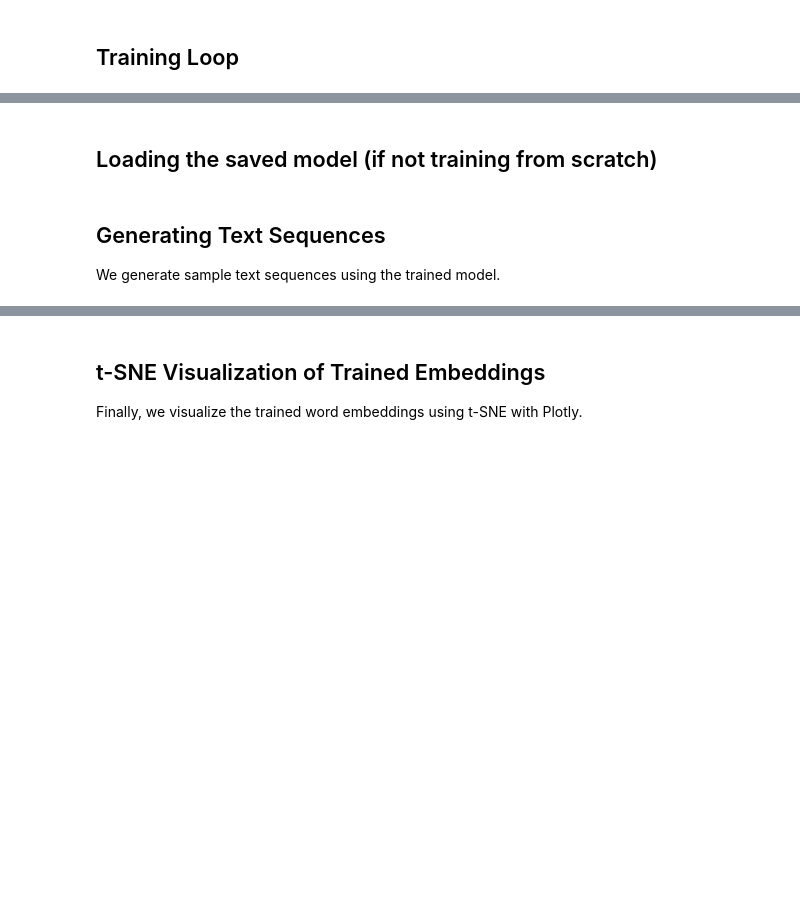
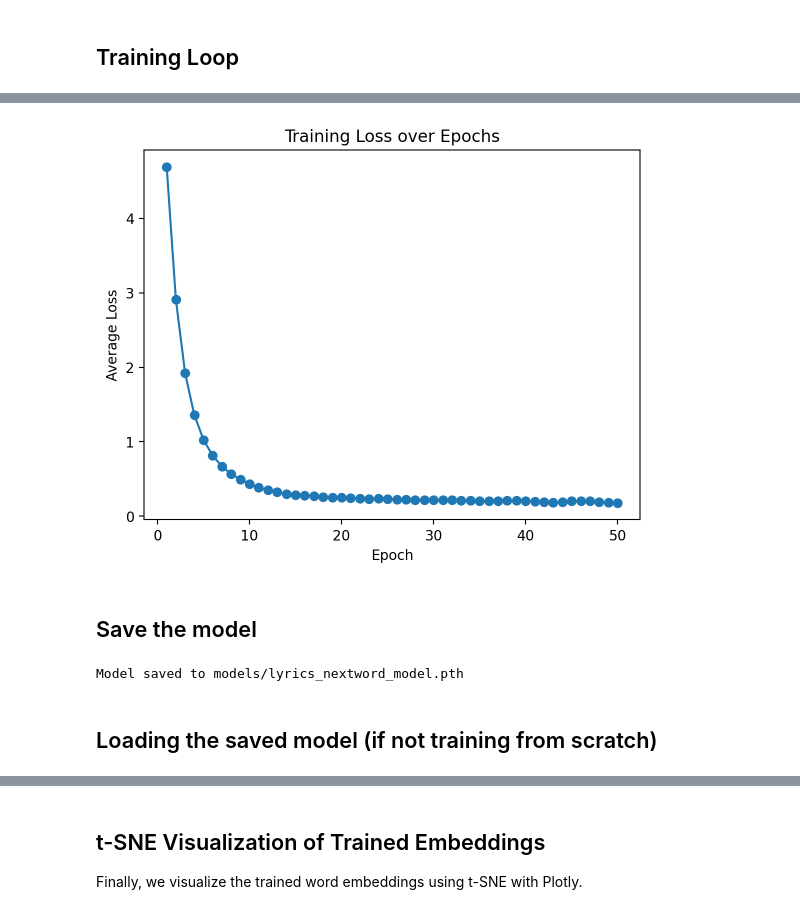
Before and after one commit to Karan-Gandhi/ES335-Assignment-3, a Jupyter notebook: generator_lyrics.ipynb, the cells around one changed output, grey strips where cells are left out. Saved outputs shown, nothing was run; the diff lists cells and outputs as text; code cells hidden in the pictures; blank space fills up the shorter version.

Commit message:
rough notebooks, final models.

```diff
--- a/generator_lyrics.ipynb
+++ b/generator_lyrics.ipynb
@@ -79,7 +81,7 @@ def unique_words(text: str):
     words = pd.Series(text.split())
 
     # Define allowed punctuation marks
-    allowed_punctuations = {'.', ',', '!', '?', '-'}
+    allowed_punctuations = {'.', ',', '!', '?', '-', '\'', '"'}
 
     # Filter words by length and ensure they are alphanumeric or specified punctuation
     words = words[((words.str.len() > 0) & (words.str.len() < 20))]
@@ -90,7 +92,7 @@ def unique_words(text: str):
     vocab = words.sort_values().to_list()
 
     # Initialize stoi with special tokens
-    special_tokens = ['<par_start>', '<par_end>', '<UNK>']
+    special_tokens = ['<PAR_BREAK>', '<UNK>']
     stoi = {token: i + 1 for i, token in enumerate(special_tokens)}
 
     # Add the remaining vocabulary words, starting from the next available index
@@ -107,7 +109,6 @@ def unique_words(text: str):
 # %% [markdown]
 ## Data Preparation
 We prepare the dataset by creating input-output pairs based on a context window.
-# %%
 # %%
 def prepare_data(text: str, block_size: int, stoi):
     """
@@ -118,11 +119,16 @@ def prepare_data(text: str, block_size: int, stoi):
     words = text.split()
     X, Y = [], []
 
-    # Define the <UNK> token
+    # Ensure <UNK> and <PAR_BREAK> tokens are in stoi
     unk_token = '<UNK>'
+    par_break_token = '<PAR_BREAK>'
     if unk_token not in stoi:
         stoi[unk_token] = len(stoi) + 1
+    if par_break_token not in stoi:
+        stoi[par_break_token] = len(stoi) + 1
+
     unk_idx = stoi[unk_token]
+    par_break_idx = stoi[par_break_token]
 
     for i in range(block_size, len(words)):
         context = words[i-block_size:i]
@@ -459,0 +345,42 @@ KeyboardInterrupt:
+# %%
+import matplotlib.pyplot as plt
+
+# List to store the average loss for each epoch
+loss_history = []
+
+# Training loop with mini-batch gradient descent
+for epoch in range(1, epochs + 1):
+    model.train()  # Set model to training mode
+    total_loss = 0  # Track total loss for the epoch
+
+    for batch_X, batch_Y in data_loader:
+        # Move batches to device
+        batch_X, batch_Y = batch_X.to(device), batch_Y.to(device)
+
+        # Forward pass
+        outputs = model(batch_X)
+        loss = loss_fn(outputs, batch_Y)
+
+        # Backward pass and optimization
+        optimizer.zero_grad()
+        loss.backward()
+        optimizer.step()
+
+        # Accumulate loss
+        total_loss += loss.item()
+
+    # Average loss per epoch
+    avg_loss = total_loss / len(data_loader)
+    loss_history.append(avg_loss)  # Store the average loss
+
+    # Print progress every 5 epochs
+    if epoch % 5 == 0 or epoch == 1:
+        print(f"Epoch {epoch}/{epochs}, Loss: {avg_loss:.4f}")
+
+# Plot the loss history
+plt.plot(range(1, epochs + 1), loss_history, marker='o')
+plt.xlabel("Epoch")
+plt.ylabel("Average Loss")
+plt.title("Training Loss over Epochs")
+plt.show()
+# %% [output]
@@ -460,2 +398,12 @@ KeyboardInterrupt:
+[figure, added]
+# %% [markdown]
+## Save the model
+# %%
+# Save the model after training
+model_save_path = 'models/lyrics_nextword_model.pth'
+torch.save(model.state_dict(), model_save_path)
+print(f"Model saved to {model_save_path}")
+# %% [output]
+Model saved to models/lyrics_nextword_model.pth
 # %% [markdown]
 ## Loading the saved model (if not training from scratch)
@@ -466,3 +409,0 @@ KeyboardInterrupt:
-# %% [markdown]
-## Generating Text Sequences
-We generate sample text sequences using the trained model.
```
Also changed, not shown: parts of 16 cells of this notebook, 11 other files.
